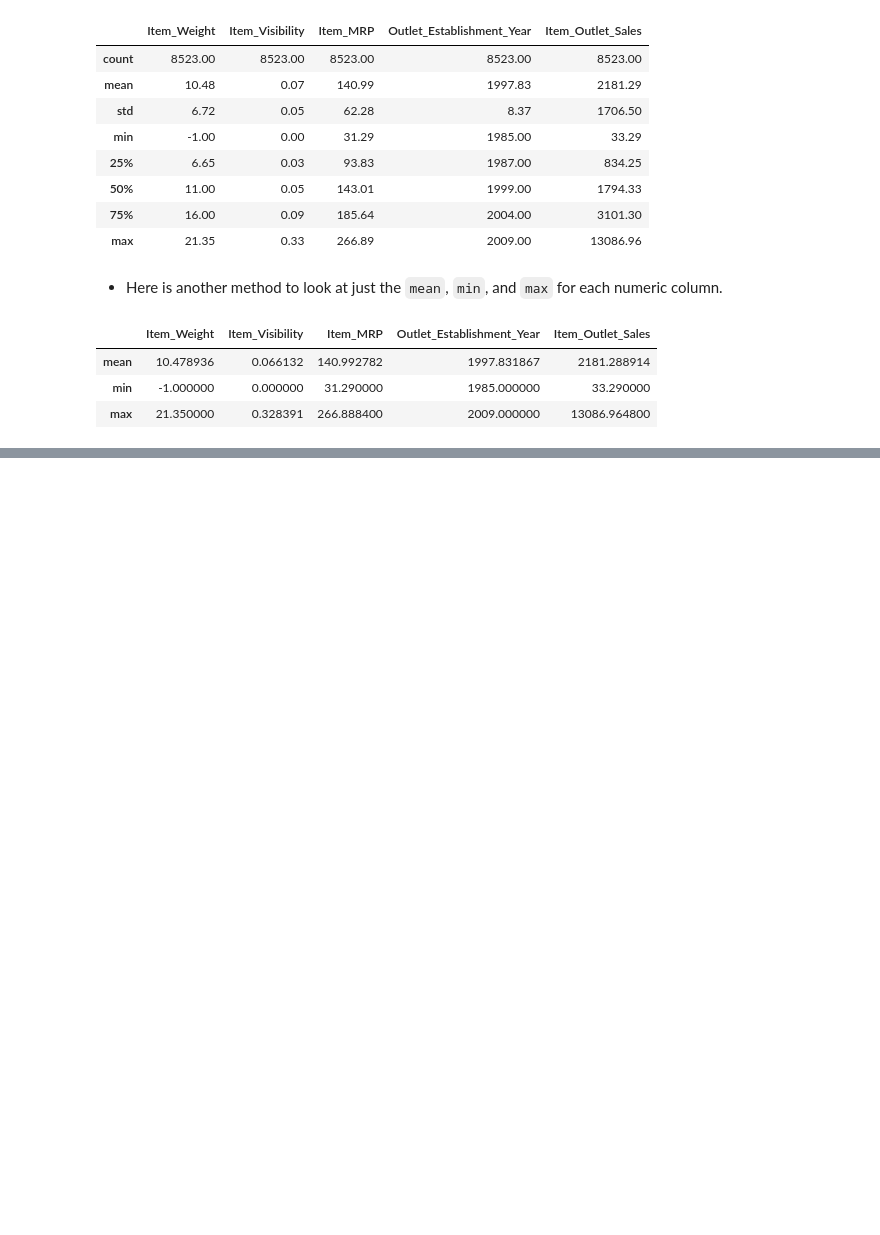
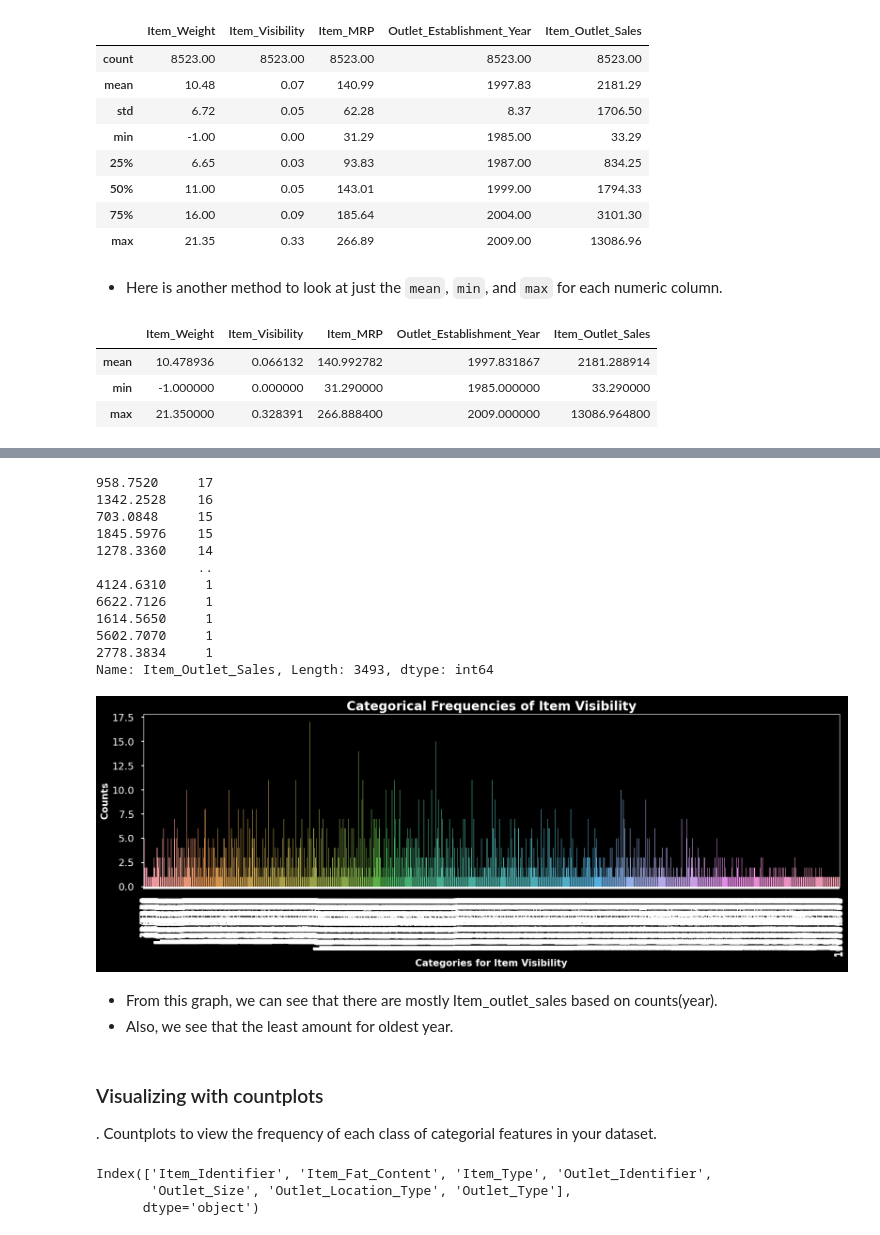
Before and after one commit to uday-routhu/Prediction-of-Product-Sales, a Jupyter notebook: Prediction_of_Product_Sales.ipynb, the cells around one changed output, grey strips where cells are left out. Drawn from its saved outputs; the diff is of its cells as text; code cells hidden in the pictures; blank space fills up the shorter version.

```diff
--- a/Prediction_of_Product_Sales.ipynb
+++ b/Prediction_of_Product_Sales.ipynb
@@ -344,0 +454,21 @@ stats.loc[['mean','min','max']]
+# %%
+## functionize a barplot and call it plot_bar
+
+def plot_bar(data,x, y, figsize=(20,5)):
+    ## Make a larger fig/ax before plotting
+    fig, ax = plt.subplots(figsize=figsize)
+    ## Plot barplot
+    ## counts, counts up the categories, sort the values, then puts them in a
+    ## data frame.
+
+    counts = df_sales_prediction[x].value_counts().sort_values(ascending=False).to_frame()
+    ## ploting the barplot
+
+    sns.barplot(data=counts,x=counts.index, y = counts[x],ax=ax)
+
+    plt.xticks(rotation= 90)
+    ax.set_title(f'Categorical Frequencies of {y}', fontsize = 20, fontweight = 'bold');
+    ax.set_xlabel(f'Categories for {y}', fontsize = 15, fontweight = 'bold')
+    ax.set_ylabel('Counts', fontsize = 15, fontweight = 'bold')
+
+    return fig,ax
@@ -344,0 +481,30 @@ stats.loc[['mean','min','max']]
+# %%
+fig, ax = plot_bar(df_sales_prediction, 'Item_Outlet_Sales', 'Item Visibility');
+print(df_sales_prediction['Item_Outlet_Sales'].value_counts())
+# %% [output]
+958.7520     17
+1342.2528    16
+703.0848     15
+1845.5976    15
+1278.3360    14
+             ..
+4124.6310     1
+6622.7126     1
+1614.5650     1
+5602.7070     1
+2778.3834     1
+Name: Item_Outlet_Sales, Length: 3493, dtype: int64
+[figure, added]
+# %% [markdown]
+- From this graph, we can see that there are mostly Item_outlet_sales based on counts(year).
+- Also, we see that the least amount for oldest year.
+# %% [markdown]
+### Visualizing with countplots
+  . Countplots to view the frequency of each class of categorial features in your dataset.
+# %%
+cat_cols = df_sales_prediction.select_dtypes('object').columns
+cat_cols
+# %% [output]
+Index(['Item_Identifier', 'Item_Fat_Content', 'Item_Type', 'Outlet_Identifier',
+       'Outlet_Size', 'Outlet_Location_Type', 'Outlet_Type'],
+      dtype='object')
```
Also changed, not shown: parts of 26 cells of this notebook.
